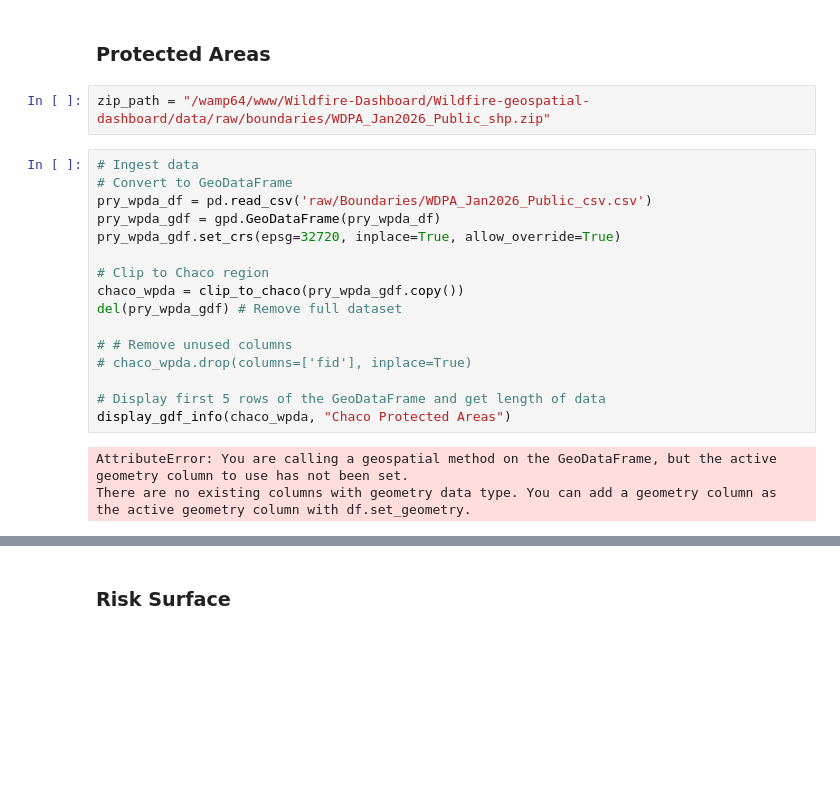
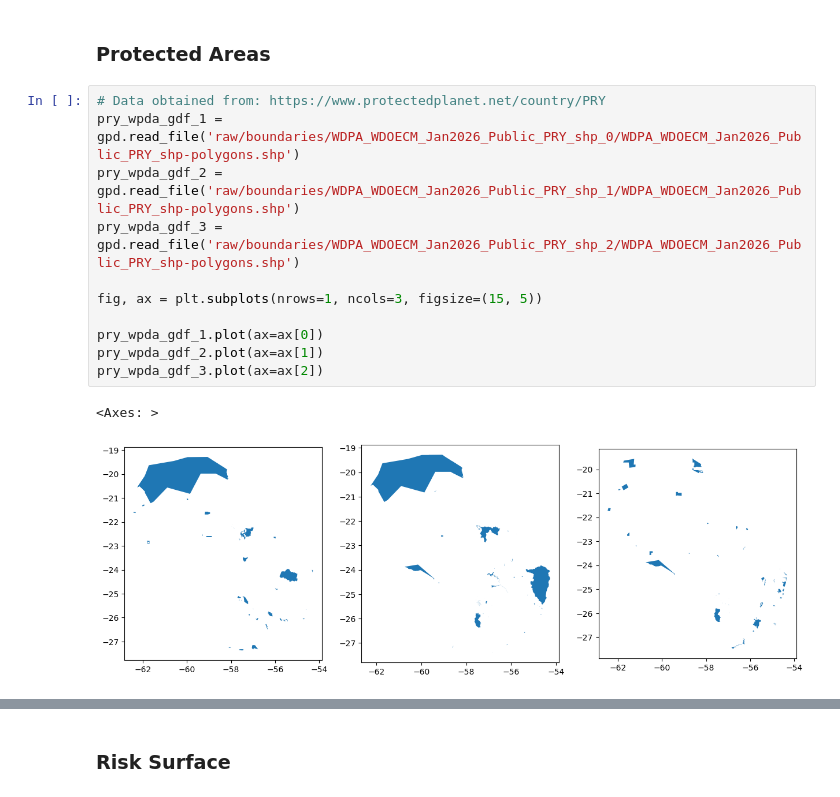
Before and after one commit to p-med/Wildfire-geospatial-dashboard, a Jupyter notebook: data/Data_process.ipynb, the cells around one changed output, grey strips where cells are left out. Saved outputs shown, nothing was run; the diff lists cells and outputs as text; blank space fills up the shorter version.

```diff
--- a/data/Data_process.ipynb
+++ b/data/Data_process.ipynb
@@ -278,23 +346,16 @@ CREATE TABLE chaco_rivers (
 # %% [markdown]
 ### Protected Areas
 # %%
-zip_path = "/wamp64/www/Wildfire-Dashboard/Wildfire-geospatial-dashboard/data/raw/boundaries/WDPA_Jan2026_Public_shp.zip"
+# Data obtained from: https://www.protectedplanet.net/country/PRY
+pry_wpda_gdf_1 = gpd.read_file('raw/boundaries/WDPA_WDOECM_Jan2026_Public_PRY_shp_0/WDPA_WDOECM_Jan2026_Public_PRY_shp-polygons.shp')
+pry_wpda_gdf_2 = gpd.read_file('raw/boundaries/WDPA_WDOECM_Jan2026_Public_PRY_shp_1/WDPA_WDOECM_Jan2026_Public_PRY_shp-polygons.shp')
+pry_wpda_gdf_3 = gpd.read_file('raw/boundaries/WDPA_WDOECM_Jan2026_Public_PRY_shp_2/WDPA_WDOECM_Jan2026_Public_PRY_shp-polygons.shp')
+
+fig, ax = plt.subplots(nrows=1, ncols=3, figsize=(15, 5))
+
+pry_wpda_gdf_1.plot(ax=ax[0])
+pry_wpda_gdf_2.plot(ax=ax[1])
+pry_wpda_gdf_3.plot(ax=ax[2])
+# %% [output]
+<Axes: >
+[figure, added]
-# %%
-# Ingest data
-# Convert to GeoDataFrame
-pry_wpda_df = pd.read_csv('raw/Boundaries/WDPA_Jan2026_Public_csv.csv')
-pry_wpda_gdf = gpd.GeoDataFrame(pry_wpda_df)
-pry_wpda_gdf.set_crs(epsg=32720, inplace=True, allow_override=True)
-
-# Clip to Chaco region
-chaco_wpda = clip_to_chaco(pry_wpda_gdf.copy())
-del(pry_wpda_gdf) # Remove full dataset
-
-# # Remove unused columns
-# chaco_wpda.drop(columns=['fid'], inplace=True)
-
-# Display first 5 rows of the GeoDataFrame and get length of data
-display_gdf_info(chaco_wpda, "Chaco Protected Areas")
-# %% [output]
-AttributeError: You are calling a geospatial method on the GeoDataFrame, but the active geometry column to use has not been set.
-There are no existing columns with geometry data type. You can add a geometry column as the active geometry column with df.set_geometry.
```
Also changed, not shown: parts of 15 cells of this notebook, 1 other file.
